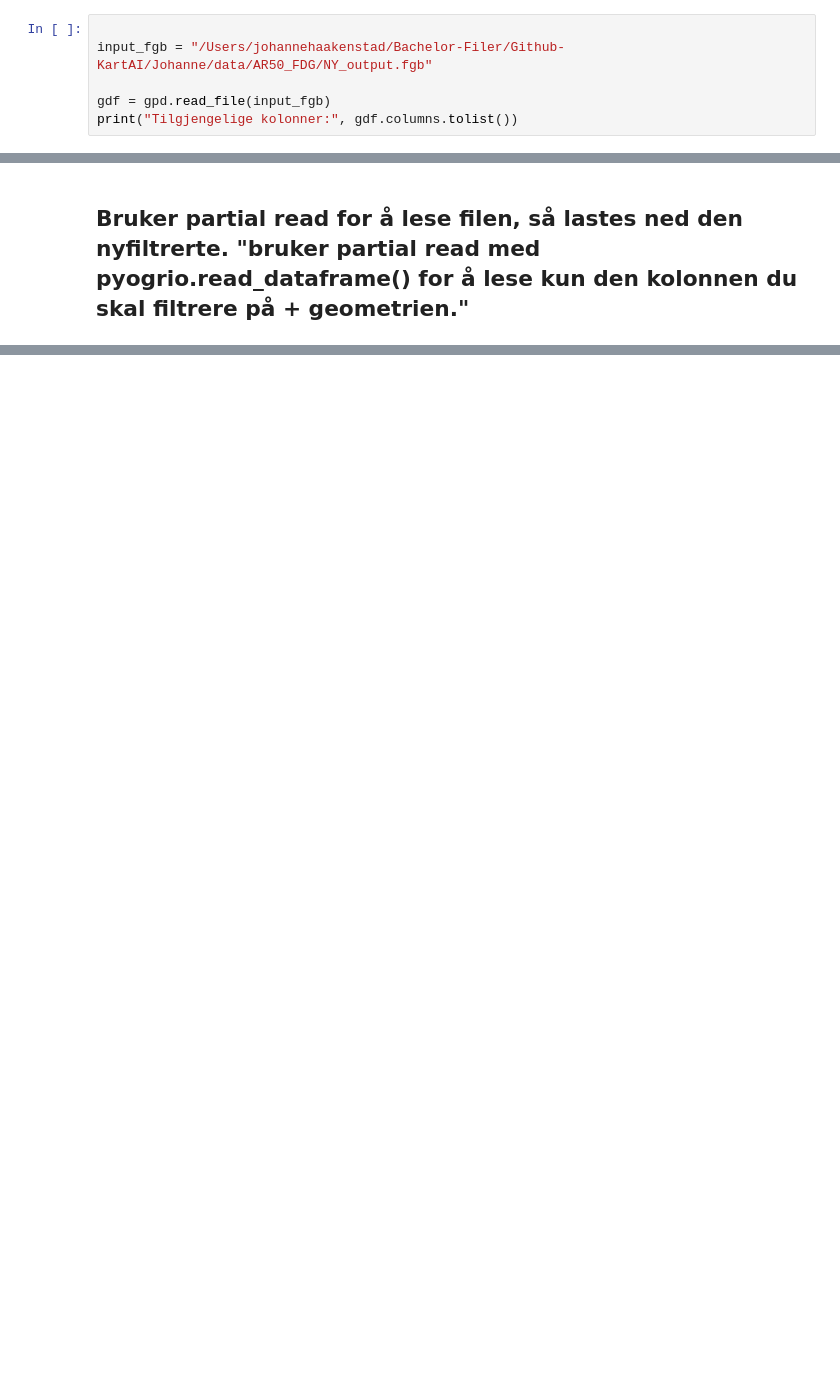
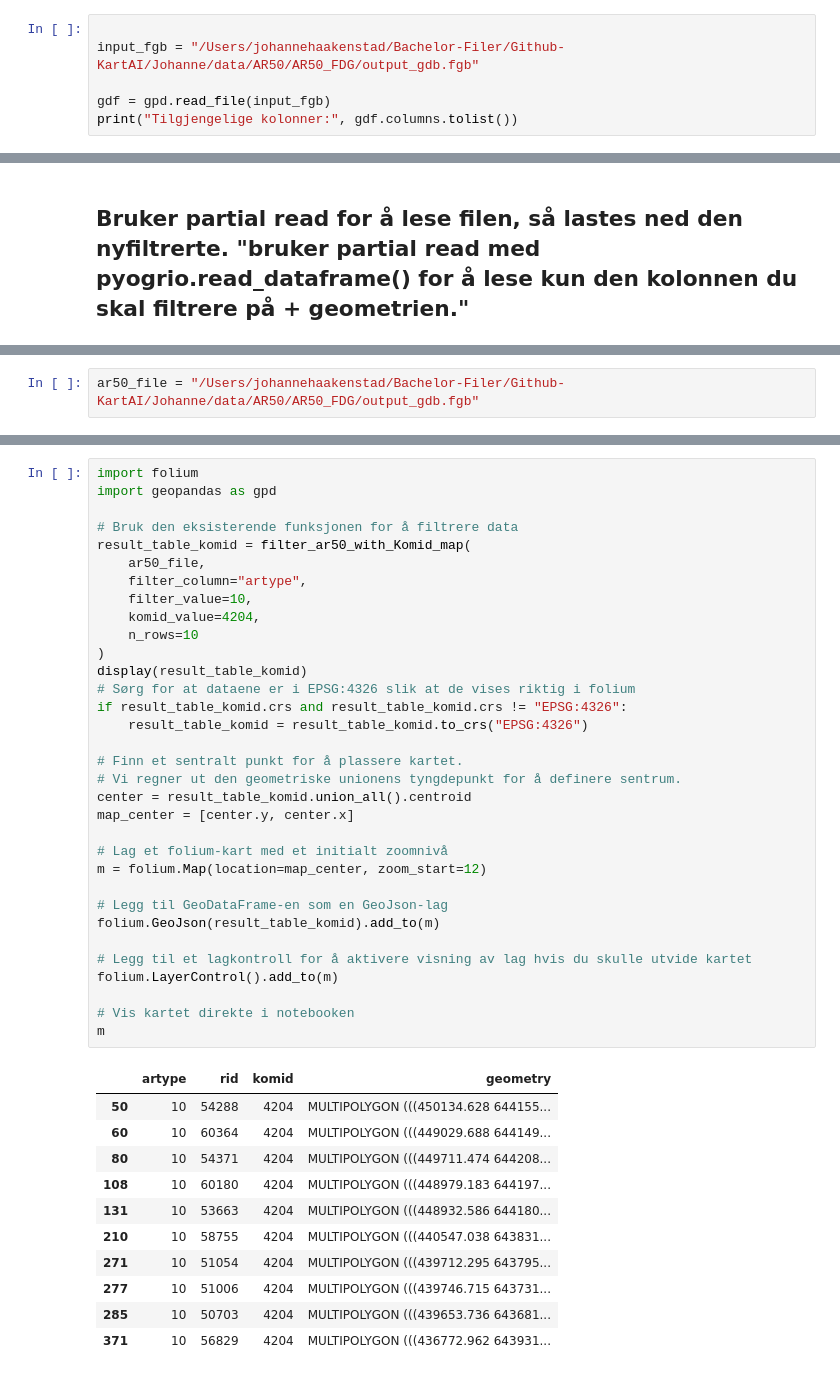
Before and after one commit to kartAI/kaidata_geolake, a Jupyter notebook: Johanne/Geopandas-B2.ipynb, the cells around one changed output, grey strips where cells are left out. Saved outputs shown, nothing was run; the diff lists cells and outputs as text; blank space fills up the shorter version.

Commit message:
fikset interaktiv notebook i B1 og B2

```diff
--- a/Johanne/Geopandas-B2.ipynb
+++ b/Johanne/Geopandas-B2.ipynb
@@ -159,7 +125,7 @@ Antall rader: 176214
 ## Viser kolonnene i filen
 # %%
 
-input_fgb = "/Users/johannehaakenstad/Bachelor-Filer/Github-KartAI/Johanne/data/AR50_FDG/NY_output.fgb"
+input_fgb = "/Users/johannehaakenstad/Bachelor-Filer/Github-KartAI/Johanne/data/AR50/AR50_FDG/output_gdb.fgb"
 
 gdf = gpd.read_file(input_fgb)
 print("Tilgjengelige kolonner:", gdf.columns.tolist())
@@ -983,0 +332,2 @@ Fargekart: {98: 'red', 31: 'blue', 33: 'green', 39: 'orange'}
+# %%
+ar50_file = "/Users/johannehaakenstad/Bachelor-Filer/Github-KartAI/Johanne/data/AR50/AR50_FDG/output_gdb.fgb"
@@ -983,0 +336,45 @@ Fargekart: {98: 'red', 31: 'blue', 33: 'green', 39: 'orange'}
+# %%
+import folium
+import geopandas as gpd
+
+# Bruk den eksisterende funksjonen for å filtrere data
+result_table_komid = filter_ar50_with_Komid_map(
+    ar50_file,
+    filter_column="artype",
+    filter_value=10,
+    komid_value=4204,
+    n_rows=10
+)
+display(result_table_komid)
+# Sørg for at dataene er i EPSG:4326 slik at de vises riktig i folium
+if result_table_komid.crs and result_table_komid.crs != "EPSG:4326":
+    result_table_komid = result_table_komid.to_crs("EPSG:4326")
+
+# Finn et sentralt punkt for å plassere kartet.
+# Vi regner ut den geometriske unionens tyngdepunkt for å definere sentrum.
+center = result_table_komid.union_all().centroid
+map_center = [center.y, center.x]
+
+# Lag et folium-kart med et initialt zoomnivå
+m = folium.Map(location=map_center, zoom_start=12)
+
+# Legg til GeoDataFrame-en som en GeoJson-lag
+folium.GeoJson(result_table_komid).add_to(m)
+
+# Legg til et lagkontroll for å aktivere visning av lag hvis du skulle utvide kartet
+folium.LayerControl().add_to(m)
+
+# Vis kartet direkte i notebooken
+m
+# %% [output]
+|  | artype | rid | komid | geometry |
+| 50 | 10 | 54288 | 4204 | MULTIPOLYGON (((450134.628 644155... |
+| 60 | 10 | 60364 | 4204 | MULTIPOLYGON (((449029.688 644149... |
+| 80 | 10 | 54371 | 4204 | MULTIPOLYGON (((449711.474 644208... |
+| 108 | 10 | 60180 | 4204 | MULTIPOLYGON (((448979.183 644197... |
+| 131 | 10 | 53663 | 4204 | MULTIPOLYGON (((448932.586 644180... |
+| 210 | 10 | 58755 | 4204 | MULTIPOLYGON (((440547.038 643831... |
+| 271 | 10 | 51054 | 4204 | MULTIPOLYGON (((439712.295 643795... |
+| 277 | 10 | 51006 | 4204 | MULTIPOLYGON (((439746.715 643731... |
+| 285 | 10 | 50703 | 4204 | MULTIPOLYGON (((439653.736 643681... |
+| 371 | 10 | 56829 | 4204 | MULTIPOLYGON (((436772.962 643931... |
```
Also changed, not shown: parts of 37 cells of this notebook, 3 other files.
